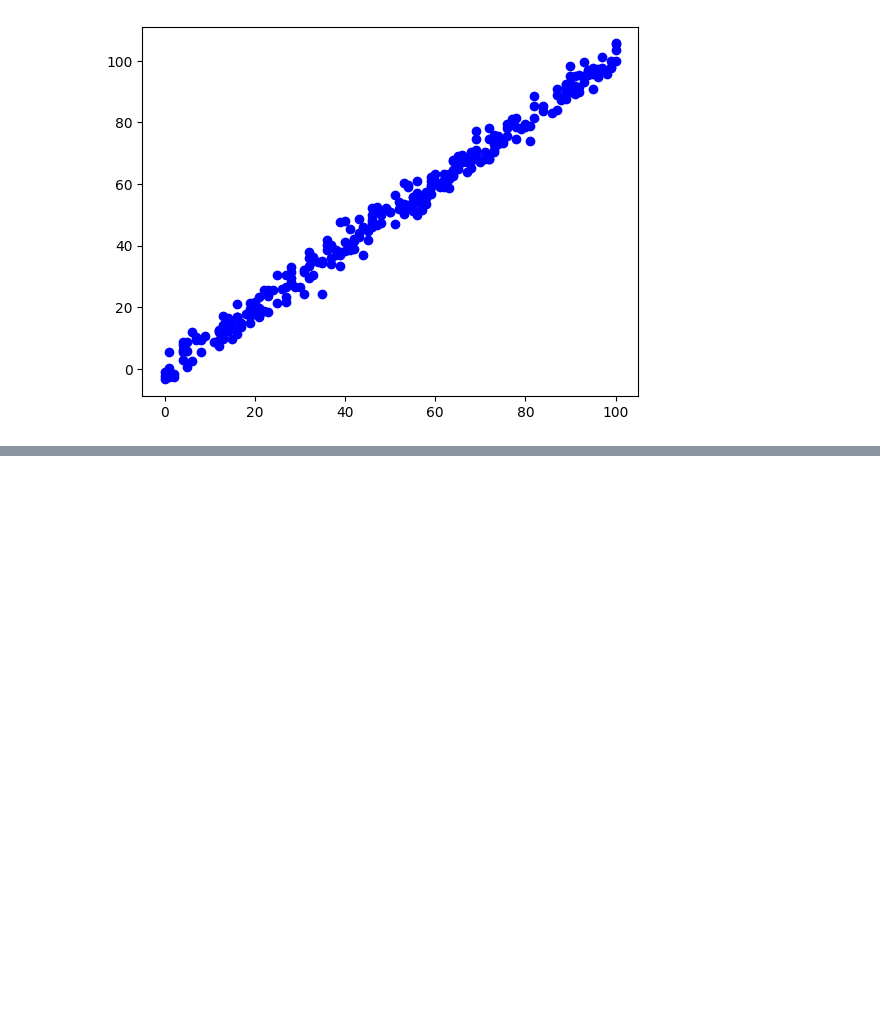
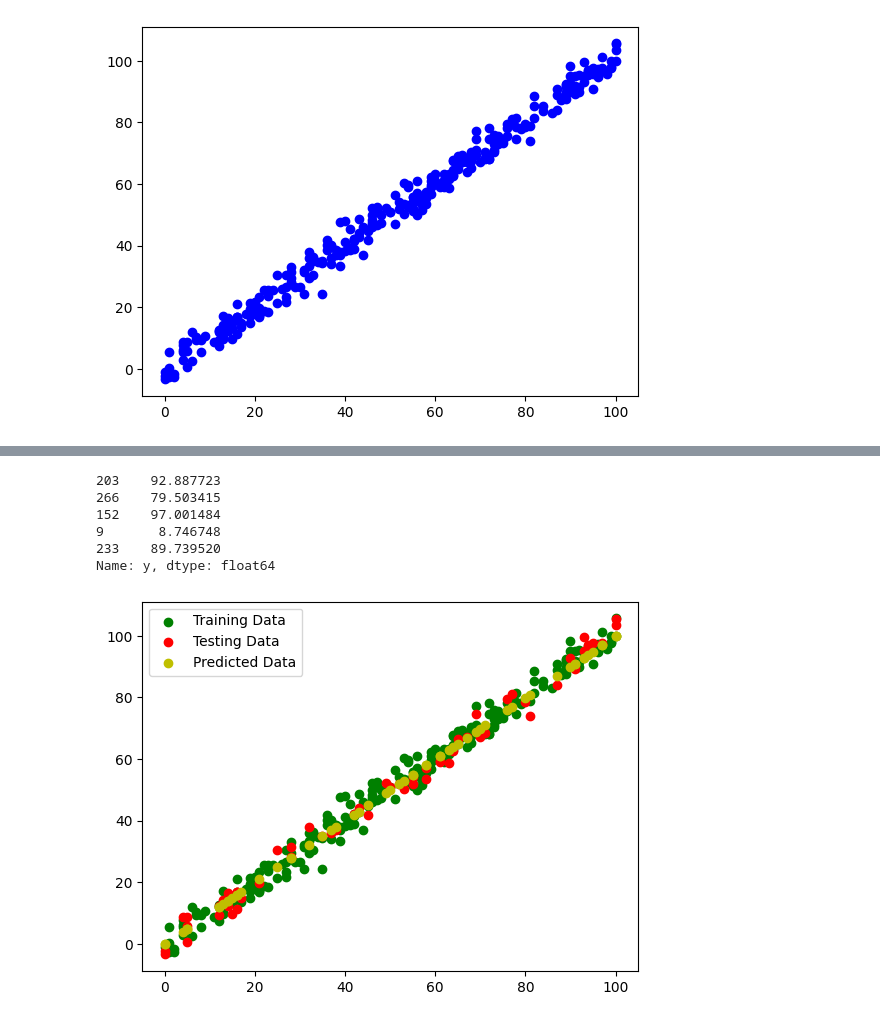
Before and after one commit to HirunaD/TensorFlow, a Jupyter notebook: 3_Regression_with_TensorFlow.ipynb, the cells around one changed output, grey strips where cells are left out. Cells and saved outputs as stored; diff of their text form; code cells hidden in the pictures; blank space fills up the shorter version.

```diff
--- a/3_Regression_with_TensorFlow.ipynb
+++ b/3_Regression_with_TensorFlow.ipynb
@@ -102,0 +184,21 @@ X_train, X_test, y_train, y_test = train_test_split(X, y, test_size=0.2, random_
+# %%
+# create a model
+model = tf.keras.Sequential([ # Create a Sequential model
+    tf.keras.layers.Dense(4,input_shape=(1,)), # First Dense layer (Hidden layer) with 4 units and input shape of (1,)
+    tf.keras.layers.Dense(1) # Second Dense layer (Output layer) with 1 unit (output layer)
+])
+# %%
+# compile the model
+model.compile(
+    loss = tf.keras.losses.mae, # Specify the loss function (Mean Absolute Error)
+    optimizer = tf.keras.optimizers.Adam(learning_rate=0.01), # Specify the optimizer (Adam optimizer with learning rate of 0.01)
+    metrics = ["mae"] # Specify the evaluation metric (Mean Absolute Error)
+)
+# %%
+# train the model
+epoch_number = 4 # No. of epochs for training
+history = model.fit(
+    tf.expand_dims(X_train, axis=-1), # Input data: X_train (expanded to include an extra dimension)
+    y_train, # Target labels: y_train
+    epochs = epoch_number
+)
@@ -102,0 +231,4 @@ X_train, X_test, y_train, y_test = train_test_split(X, y, test_size=0.2, random_
+# %%
+# predicted y values
+y_pred = model.predict(X_test)
+y_pred[:5]
@@ -102,0 +242,19 @@ X_train, X_test, y_train, y_test = train_test_split(X, y, test_size=0.2, random_
+# %%
+# actual y values
+y_test[:5]
+# %% [output]
+203    92.887723
+266    79.503415
+152    97.001484
+9       8.746748
+233    89.739520
+Name: y, dtype: float64
+# %%
+# visualize training, testing and predicted data
+plt.scatter(X_train, y_train, c='g', label='Training Data')
+plt.scatter(X_test, y_test, c='r', label='Testing Data')
+plt.scatter(X_test, y_pred, c='y', label='Predicted Data')
+plt.legend()
+plt.show()
+# %% [output]
+[figure, added]
```
Also changed, not shown: parts of 13 cells of this notebook.
